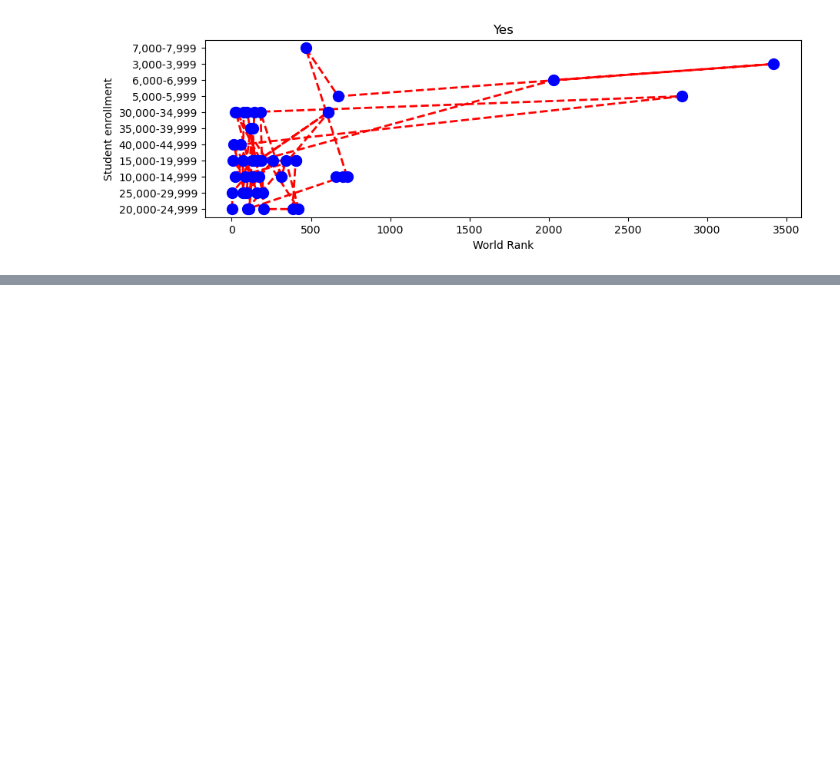
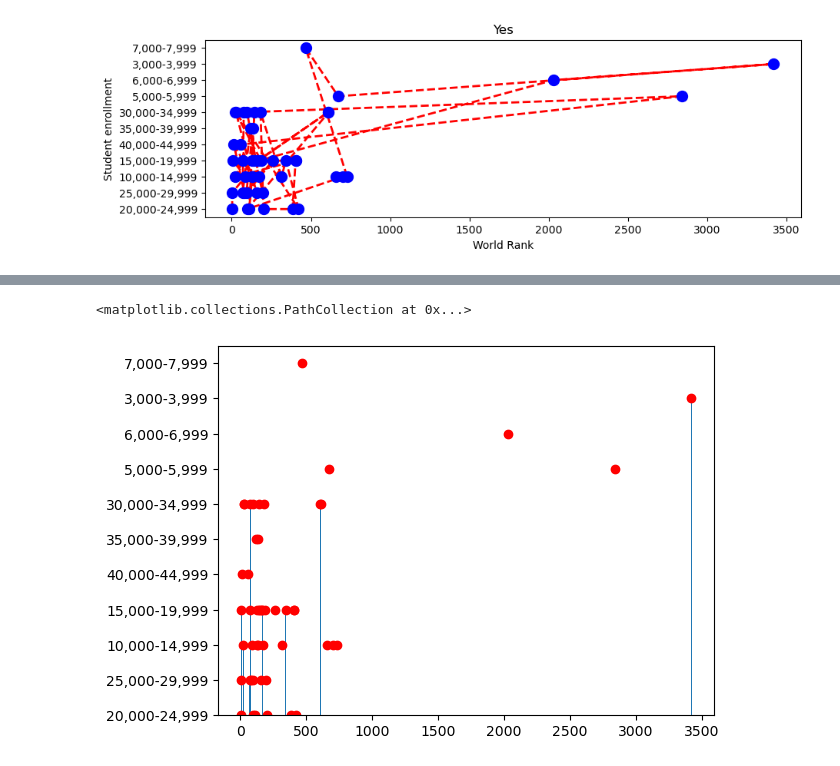
Before and after one commit to saxovia/ml-practice, a Jupyter notebook: 3 - matplotlib/Matplotlib.ipynb, the cells around one changed output, grey strips where cells are left out. Drawn from its saved outputs; the diff is of its cells as text; code cells hidden in the pictures; blank space fills up the shorter version.

```diff
--- a/3 - matplotlib/Matplotlib.ipynb
+++ b/3 - matplotlib/Matplotlib.ipynb
@@ -87,0 +90,6 @@ a = plt.title('Yes')
+# %%
+plt.bar(unis['World_rank'], unis['Student_enrollment'])
+plt.scatter(unis['World_rank'], unis['Student_enrollment'], color = 'r')
+# %% [output]
+<matplotlib.collections.PathCollection at 0x...>
+[figure, added]
```
Also changed, not shown: parts of 13 cells of this notebook, 1 other file.
